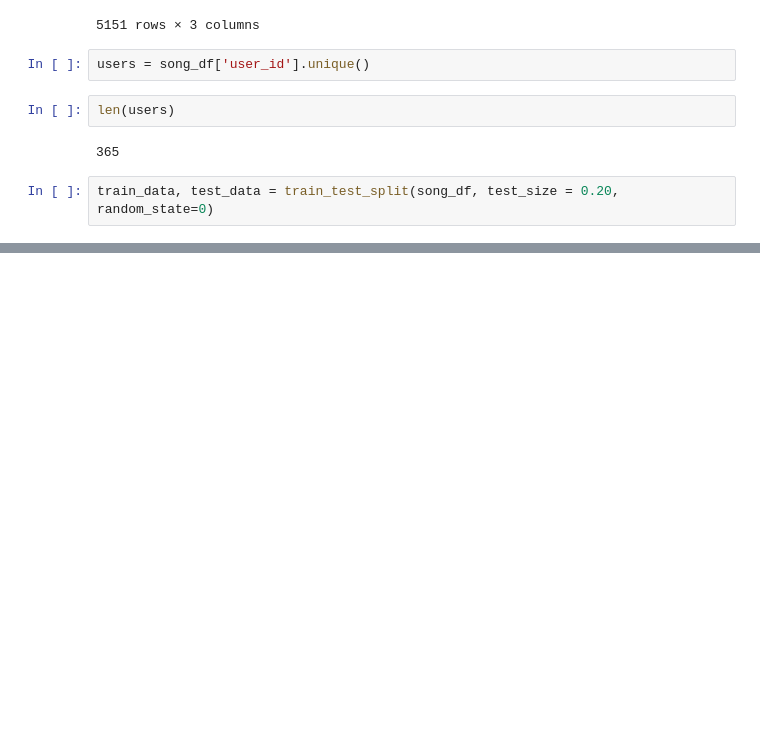
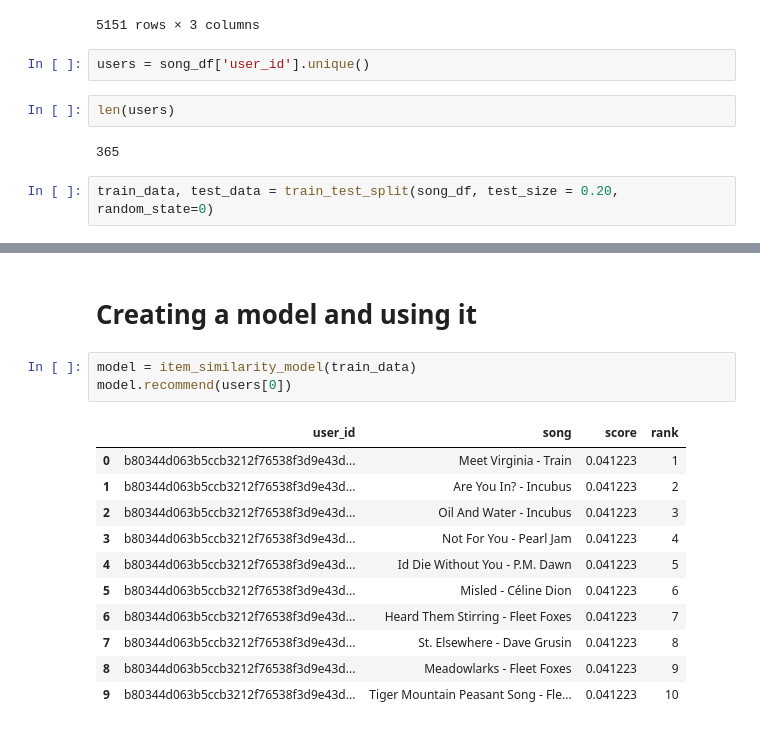
Before and after one commit to AKhegai/ai-songs-recommendation-system, a Jupyter notebook: Popularity recommendation system.ipynb, the cells around one changed output, grey strips where cells are left out. Saved outputs shown, nothing was run; the diff lists cells and outputs as text; blank space fills up the shorter version.

```diff
--- a/Popularity recommendation system.ipynb
+++ b/Popularity recommendation system.ipynb
@@ -293,0 +142,17 @@ class item_similarity_recommender_py():
+# %% [markdown]
+# Creating a model and using it
+# %%
+model = item_similarity_model(train_data)
+model.recommend(users[0])
+# %% [output]
+|  | user_id | song | score | rank |
+| 0 | b80344d063b5ccb3212f76538f3d9e43d... | Meet Virginia - Train | 0.041223 | 1 |
+| 1 | b80344d063b5ccb3212f76538f3d9e43d... | Are You In? - Incubus | 0.041223 | 2 |
+| 2 | b80344d063b5ccb3212f76538f3d9e43d... | Oil And Water - Incubus | 0.041223 | 3 |
+| 3 | b80344d063b5ccb3212f76538f3d9e43d... | Not For You - Pearl Jam | 0.041223 | 4 |
+| 4 | b80344d063b5ccb3212f76538f3d9e43d... | Id Die Without You - P.M. Dawn | 0.041223 | 5 |
+| 5 | b80344d063b5ccb3212f76538f3d9e43d... | Misled - Céline Dion | 0.041223 | 6 |
+| 6 | b80344d063b5ccb3212f76538f3d9e43d... | Heard Them Stirring - Fleet Foxes | 0.041223 | 7 |
+| 7 | b80344d063b5ccb3212f76538f3d9e43d... | St. Elsewhere - Dave Grusin | 0.041223 | 8 |
+| 8 | b80344d063b5ccb3212f76538f3d9e43d... | Meadowlarks - Fleet Foxes | 0.041223 | 9 |
+| 9 | b80344d063b5ccb3212f76538f3d9e43d... | Tiger Mountain Peasant Song - Fle... | 0.041223 | 10 |
```
Also changed, not shown: parts of 10 cells of this notebook, 1 other file.
